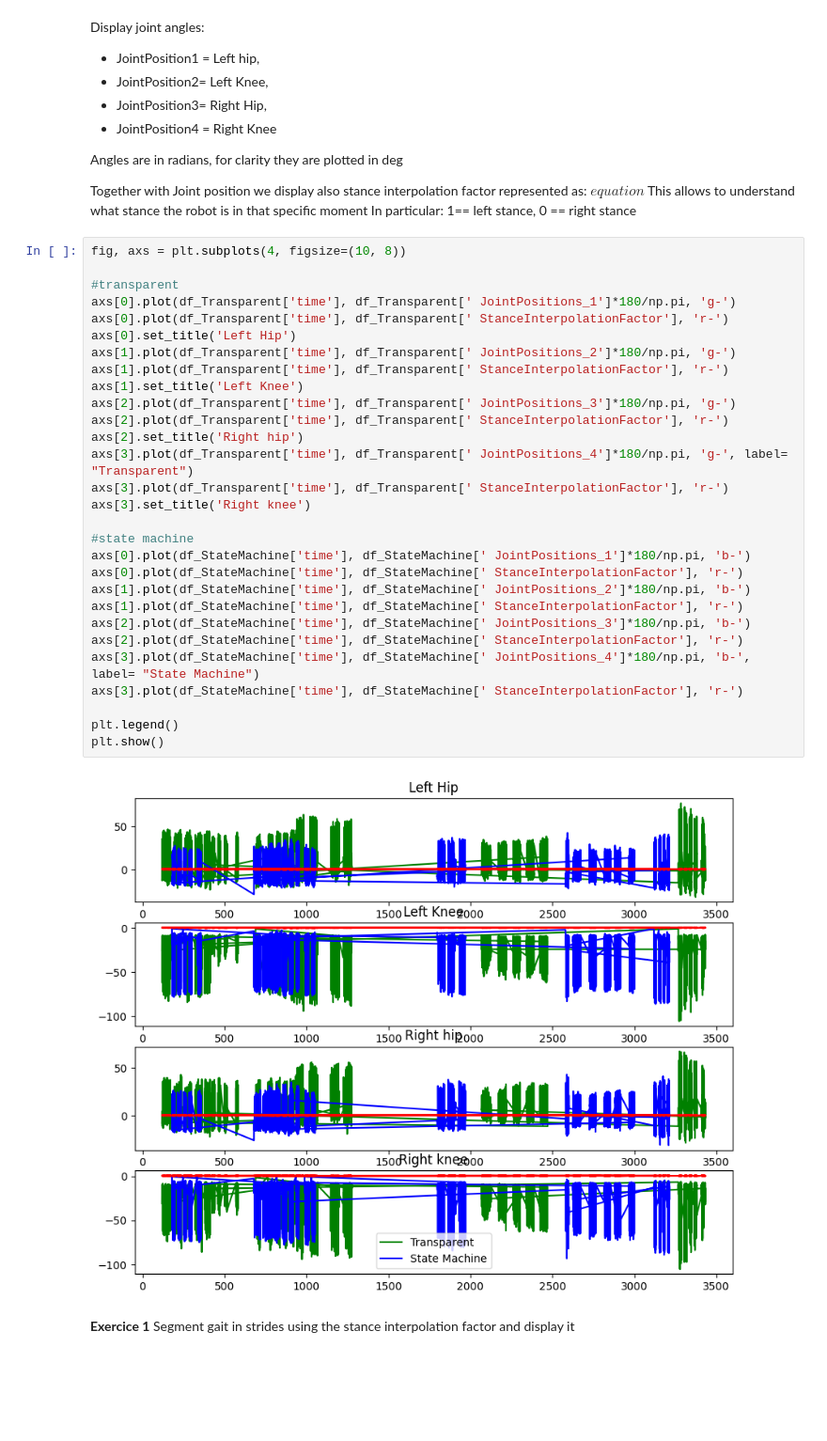
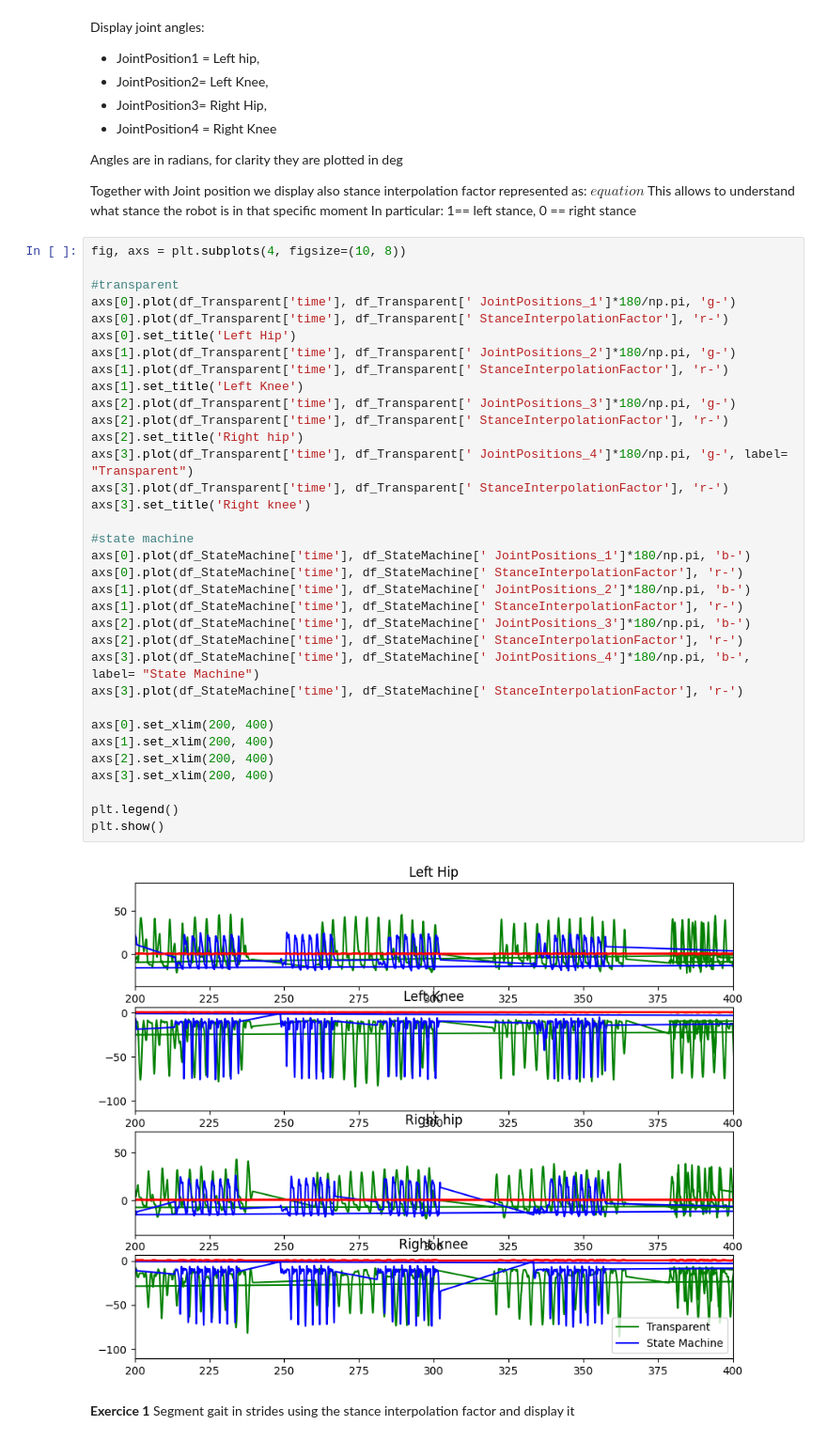
Before and after one commit to LorenzoVianello95/SSNR24, a Jupyter notebook: day1.ipynb, the cells around one changed output. Shown at 94% size. Drawn from its saved outputs; the diff is of its cells as text; blank space fills up the shorter version.

```diff
--- a/day1.ipynb
+++ b/day1.ipynb
@@ -92,34 +92,39 @@ In particular: 1== left stance, 0 == right stance
 # %%
 fig, axs = plt.subplots(4, figsize=(10, 8))
 
 #transparent
 axs[0].plot(df_Transparent['time'], df_Transparent[' JointPositions_1']*180/np.pi, 'g-')
 axs[0].plot(df_Transparent['time'], df_Transparent[' StanceInterpolationFactor'], 'r-')
 axs[0].set_title('Left Hip')
 axs[1].plot(df_Transparent['time'], df_Transparent[' JointPositions_2']*180/np.pi, 'g-')
 axs[1].plot(df_Transparent['time'], df_Transparent[' StanceInterpolationFactor'], 'r-')
 axs[1].set_title('Left Knee')
 axs[2].plot(df_Transparent['time'], df_Transparent[' JointPositions_3']*180/np.pi, 'g-')
 axs[2].plot(df_Transparent['time'], df_Transparent[' StanceInterpolationFactor'], 'r-')
 axs[2].set_title('Right hip')
 axs[3].plot(df_Transparent['time'], df_Transparent[' JointPositions_4']*180/np.pi, 'g-', label= "Transparent")
 axs[3].plot(df_Transparent['time'], df_Transparent[' StanceInterpolationFactor'], 'r-')
 axs[3].set_title('Right knee')
 
 #state machine
 axs[0].plot(df_StateMachine['time'], df_StateMachine[' JointPositions_1']*180/np.pi, 'b-')
 axs[0].plot(df_StateMachine['time'], df_StateMachine[' StanceInterpolationFactor'], 'r-')
 axs[1].plot(df_StateMachine['time'], df_StateMachine[' JointPositions_2']*180/np.pi, 'b-')
 axs[1].plot(df_StateMachine['time'], df_StateMachine[' StanceInterpolationFactor'], 'r-')
 axs[2].plot(df_StateMachine['time'], df_StateMachine[' JointPositions_3']*180/np.pi, 'b-')
 axs[2].plot(df_StateMachine['time'], df_StateMachine[' StanceInterpolationFactor'], 'r-')
 axs[3].plot(df_StateMachine['time'], df_StateMachine[' JointPositions_4']*180/np.pi, 'b-', label= "State Machine")
 axs[3].plot(df_StateMachine['time'], df_StateMachine[' StanceInterpolationFactor'], 'r-')
 
+axs[0].set_xlim(200, 400)
+axs[1].set_xlim(200, 400)
+axs[2].set_xlim(200, 400)
+axs[3].set_xlim(200, 400)
+
 plt.legend()
 plt.show()
 # %% [output]
-[figure, old version]
+[figure, new version]
 # %% [markdown]
 **Exercice 1** Segment gait in strides using the stance interpolation factor and display it
 # %%
```
Also changed, not shown: parts of 8 cells of this notebook.
